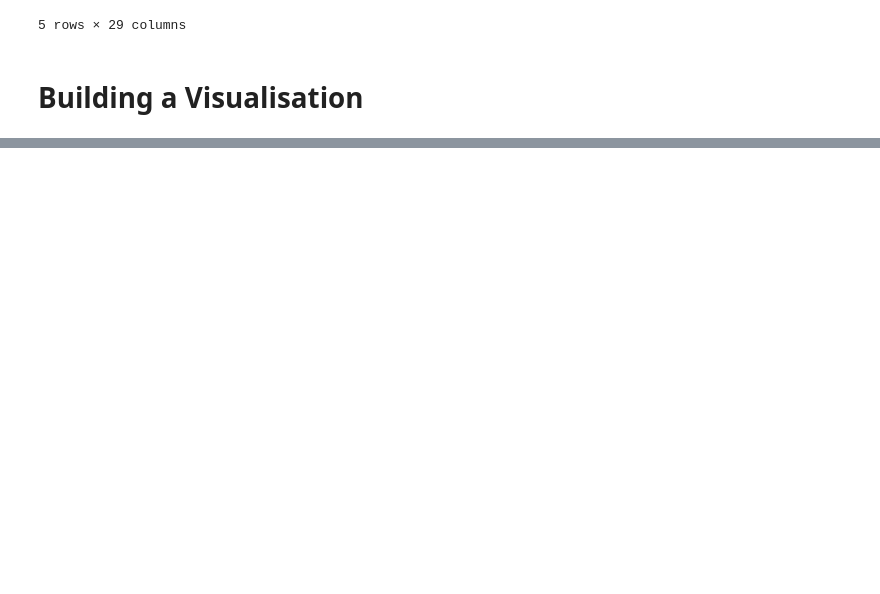
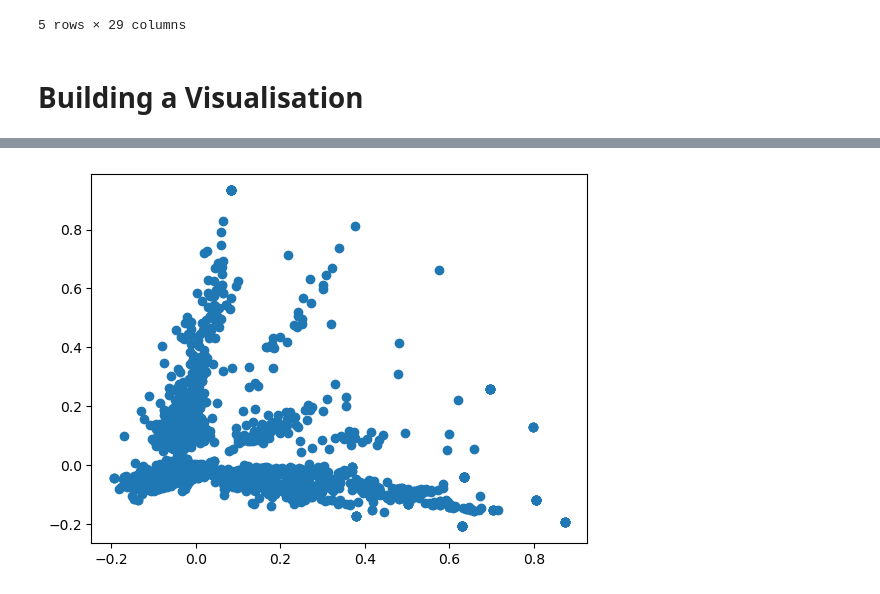
Before and after one commit to alex1031/tweet_analysis, a Jupyter notebook: visualisation.ipynb, the cells around one changed output, grey strips where cells are left out. Cells and saved outputs as stored; diff of their text form; code cells hidden in the pictures; blank space fills up the shorter version.

```diff
--- a/visualisation.ipynb
+++ b/visualisation.ipynb
@@ -91,0 +68,7 @@ tweets[tweets["most_important_word"] == "2nd"]
+# %%
+pca = PCA(n_components=2)
+matrix_pca = pca.fit_transform(matrix.toarray())
+plt.scatter(matrix_pca[:,0], matrix_pca[:,1])
+plt.show()
+# %% [output]
+[figure, added]
```
Also changed, not shown: parts of 6 cells of this notebook, 3 other files.
